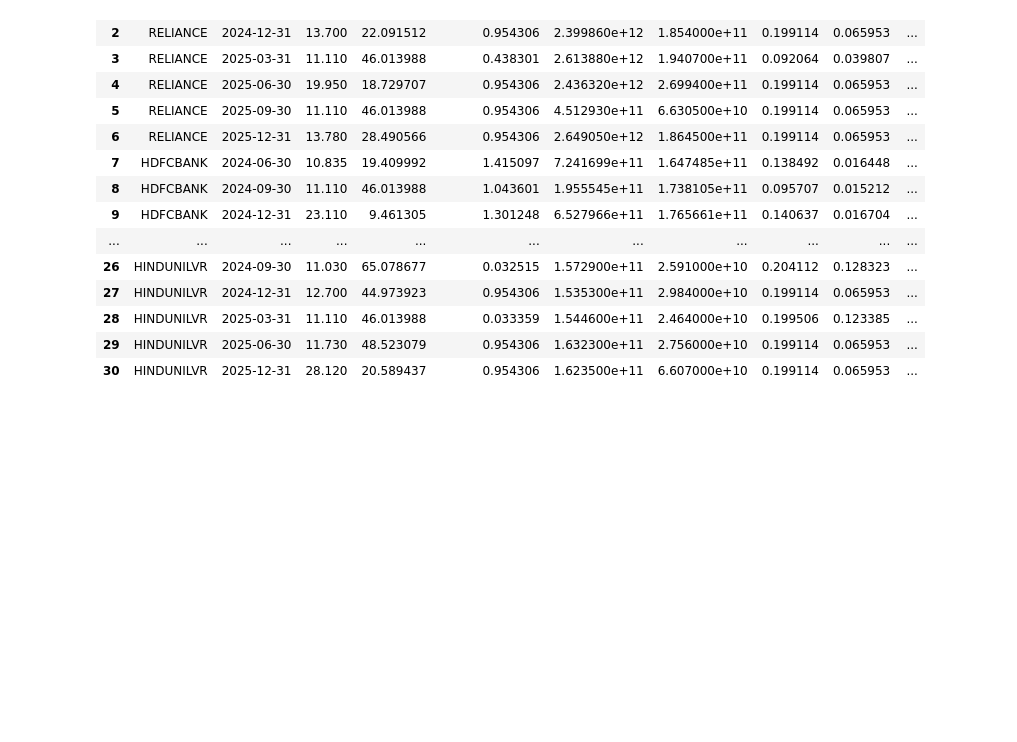
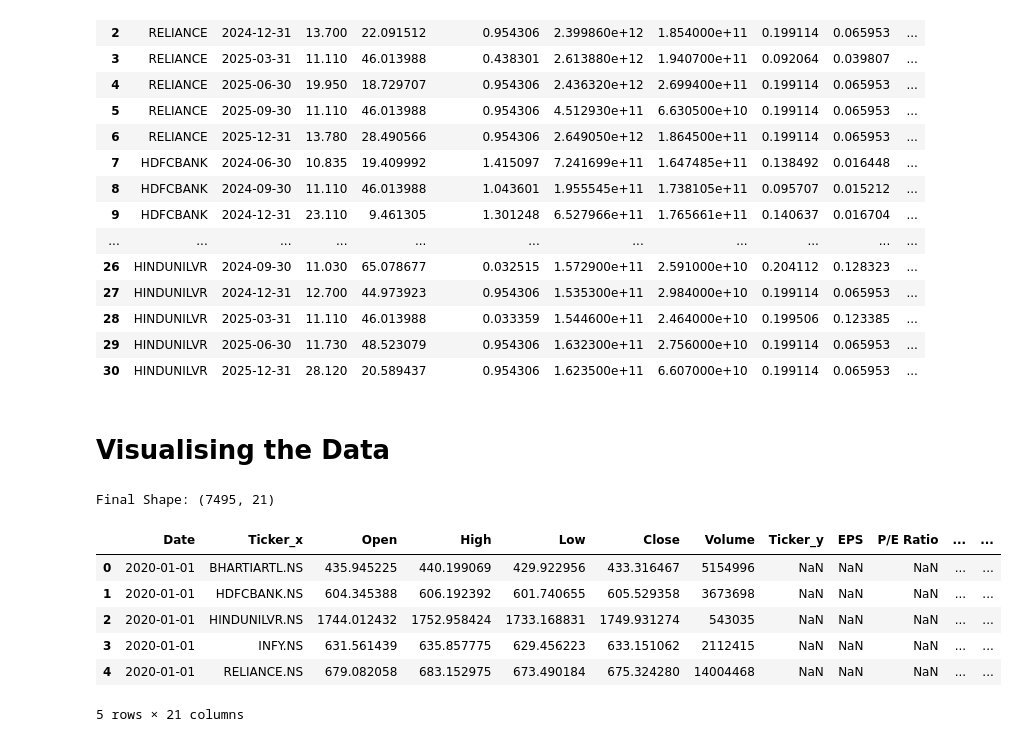
Before and after one commit to Siddhesh1kamble/DA6701-Assignments, a Jupyter notebook: Assignment_2/notebooks/P02_Pre-Processing.ipynb, the cells around one changed output. Drawn from its saved outputs; the diff is of its cells as text; code cells hidden in the pictures; blank space fills up the shorter version.

```diff
--- a/Assignment_2/notebooks/P02_Pre-Processing.ipynb
+++ b/Assignment_2/notebooks/P02_Pre-Processing.ipynb
@@ -236,0 +237,2 @@ fundamental_data.to_csv(r'../data/processed/fundamental_data.csv', index = False
+# %% [markdown]
+# Visualising the Data
@@ -236,0 +245,23 @@ fundamental_data.to_csv(r'../data/processed/fundamental_data.csv', index = False
+# %%
+# Merge on Date
+df = pd.merge(
+    market_data_cleaned,
+    fundamental_data,
+    on='Date',
+    how='left'
+)
+
+df = df.sort_values('Date')
+df = df.ffill()
+
+print("Final Shape:", df.shape)
+df.head()
+# %% [output]
+Final Shape: (7495, 21)
+|  | Date | Ticker_x | Open | High | Low | Close | Volume | Ticker_y | EPS | P/E Ratio | ... | ... |
+| 0 | 2020-01-01 | BHARTIARTL.NS | 435.945225 | 440.199069 | 429.922956 | 433.316467 | 5154996 | NaN | NaN | NaN | ... | ... |
+| 1 | 2020-01-01 | HDFCBANK.NS | 604.345388 | 606.192392 | 601.740655 | 605.529358 | 3673698 | NaN | NaN | NaN | ... | ... |
+| 2 | 2020-01-01 | HINDUNILVR.NS | 1744.012432 | 1752.958424 | 1733.168831 | 1749.931274 | 543035 | NaN | NaN | NaN | ... | ... |
+| 3 | 2020-01-01 | INFY.NS | 631.561439 | 635.857775 | 629.456223 | 633.151062 | 2112415 | NaN | NaN | NaN | ... | ... |
+| 4 | 2020-01-01 | RELIANCE.NS | 679.082058 | 683.152975 | 673.490184 | 675.324280 | 14004468 | NaN | NaN | NaN | ... | ... |
+5 rows × 21 columns
```
Also changed, not shown: parts of 9 cells of this notebook, 1 other file.
